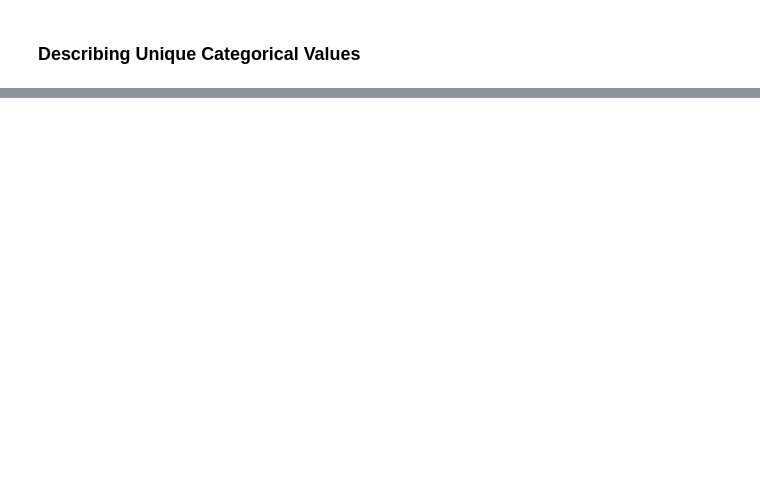
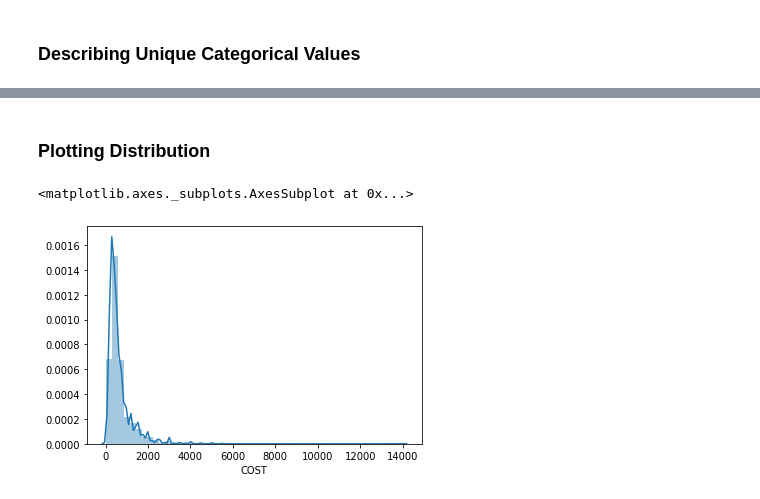
Before and after one commit to jazzcod/DataTrained_Evaluation_Projects, a Jupyter notebook: Evaluation_Project_8_Restaurants_Price.ipynb, the cells around one changed output, grey strips where cells are left out. Drawn from its saved outputs; the diff is of its cells as text; code cells hidden in the pictures; blank space fills up the shorter version.

```diff
--- a/Evaluation_Project_8_Restaurants_Price.ipynb
+++ b/Evaluation_Project_8_Restaurants_Price.ipynb
@@ -256,0 +528,9 @@ KeyError: 'Qualification'
+# %%
+#cleaning column RATING
+rates = list(ds_res_train['RATING'])
+
+for i in range(len(rates)) :
+    try:
+       rates[i] = float(rates[i])
+    except :
+       rates[i] = np.nan
@@ -256,0 +586,17 @@ KeyError: 'Qualification'
+# %%
+#cleaning column TITLE
+titles = list(ds_res_test['TITLE'])
+
+# Since Maximum number of titles in a cell is 2 will will split title in to 2 columns
+T1 = []
+T2 = []
+
+for i in titles:
+    T1.append(i.split(',')[0].strip().upper())
+    try :
+         T2.append(i.split(',')[1].strip().upper())
+    except :
+         T2.append('NONE')
+
+# appending NONE to Unique titles list
+all_titles.append('NONE')
@@ -256,0 +829,4 @@ KeyError: 'Qualification'
+# %%
+#replacing null values in training dataset
+for col in ["RATING"]:
+    new_ds_res_train[col].fillna(new_ds_res_train[col].mean(),inplace=True)
@@ -256,0 +962,8 @@ KeyError: 'Qualification'
+# %% [markdown]
+### Plotting Distribution
+# %%
+#plotting distribution of training dataset
+sns.distplot(new_ds_res_train["COST"])
+# %% [output]
+<matplotlib.axes._subplots.AxesSubplot at 0x...>
+[figure, added]
```
Also changed, not shown: parts of 91 cells of this notebook.
